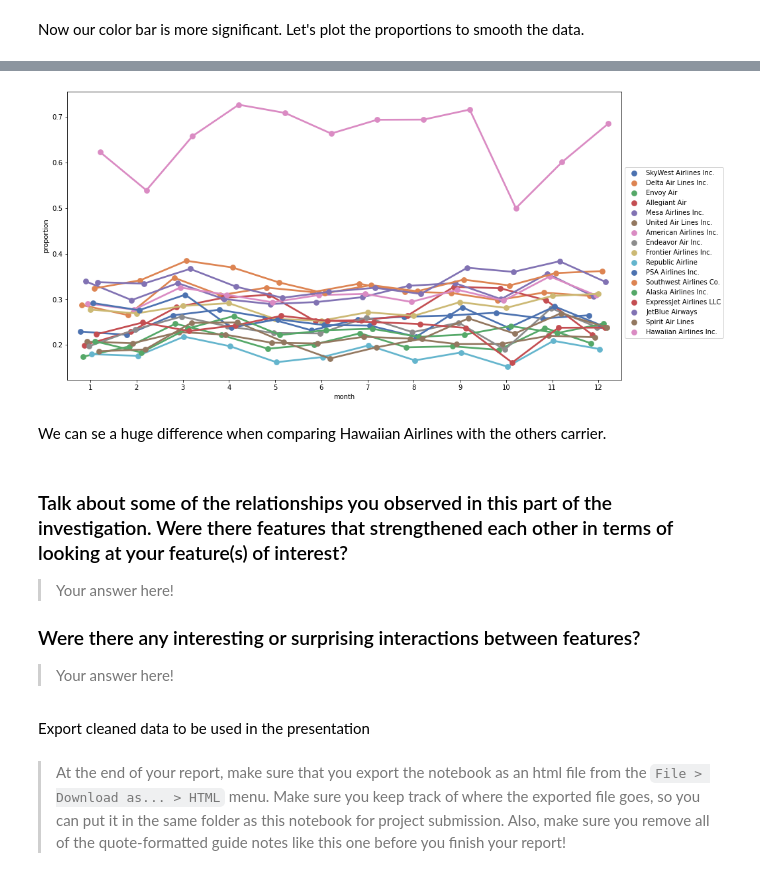
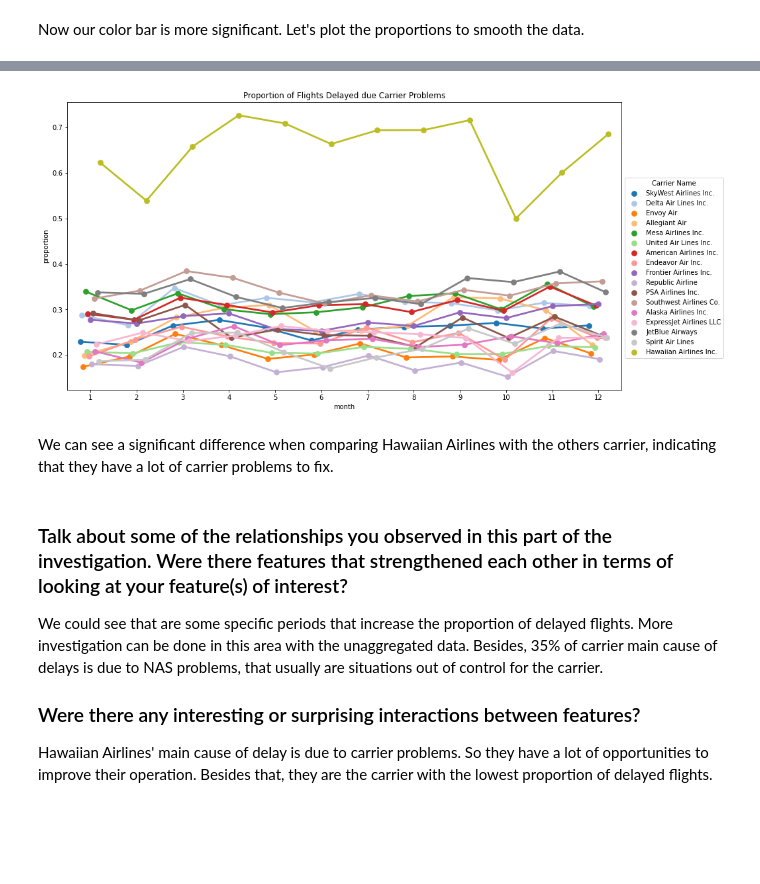
Before and after one commit to gilvan-reis/data-analyst-udacity, a Jupyter notebook: project-5_communicate-data-findings/exploratory_analysis.ipynb, the cells around one changed output, grey strips where cells are left out. Saved outputs shown, nothing was run; the diff lists cells and outputs as text; code cells hidden in the pictures; blank space fills up the shorter version.

Commit message:
refactor(project-5): Update exploratory analysis text

```diff
--- a/project-5_communicate-data-findings/exploratory_analysis.ipynb
+++ b/project-5_communicate-data-findings/exploratory_analysis.ipynb
@@ -448,24 +399,22 @@ Let's compare the percentage of delayed flights due to carrier problems
 # %%
 data = df.groupby(['carrier_name', 'month']).sum()
 data = data.carrier_ct.div(data.arr_del15, axis='index')
 data = data.reset_index().rename(columns={0: 'proportion'})
 
 plt.figure(figsize=(15,8))
-# , join=False
-ax = sns.pointplot(data=data, x='month', y='proportion', hue='carrier_name', dodge=True, hue_order=carrier_name_order, palette='deep');
-plt.legend(bbox_to_anchor=(1, 0.75));
+sns.pointplot(data=data, x='month', y='proportion', hue='carrier_name', dodge=True, hue_order=carrier_name_order, palette='tab20');
+plt.legend(bbox_to_anchor=(1, 0.75), title='Carrier Name');
+plt.title('Proportion of Flights Delayed due Carrier Problems');
 # %% [output]
-[figure, old version]
+[figure, new version]
 # %% [markdown]
-We can se a huge difference when comparing Hawaiian Airlines with the others carrier.
+We can see a significant difference when comparing Hawaiian Airlines with the others carrier, indicating that they have a lot of carrier problems to fix.
 # %% [markdown]
 ### Talk about some of the relationships you observed in this part of the investigation. Were there features that strengthened each other in terms of looking at your feature(s) of interest?
 
-> Your answer here!
+We could see that are some specific periods that increase the proportion of delayed flights. More investigation can be done in this area with the unaggregated data. Besides, 35% of carrier main cause of delays is due to NAS problems, that usually are situations out of control for the carrier.
 
 ### Were there any interesting or surprising interactions between features?
 
-> Your answer here!
+Hawaiian Airlines' main cause of delay is due to carrier problems. So they have a lot of opportunities to improve their operation. Besides that, they are the carrier with the lowest proportion of delayed flights.
-# %% [markdown]
-Export cleaned data to be used in the presentation
 # %%
@@ -472,7 +422 @@ Export cleaned data to be used in the presentation
 df.to_csv('data/2019_airline_delay_causes_cleaned.csv', index=False)
-# %% [markdown]
-> At the end of your report, make sure that you export the notebook as an
-html file from the `File > Download as... > HTML` menu. Make sure you keep
-track of where the exported file goes, so you can put it in the same folder
-as this notebook for project submission. Also, make sure you remove all of
-the quote-formatted guide notes like this one before you finish your report!
```
Also changed, not shown: parts of 39 cells of this notebook, 1 other file.
